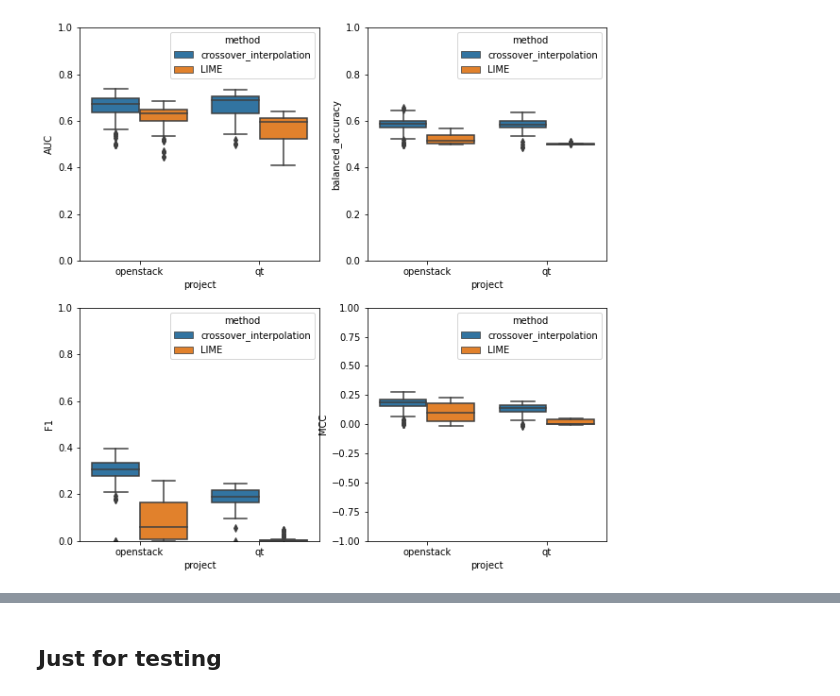
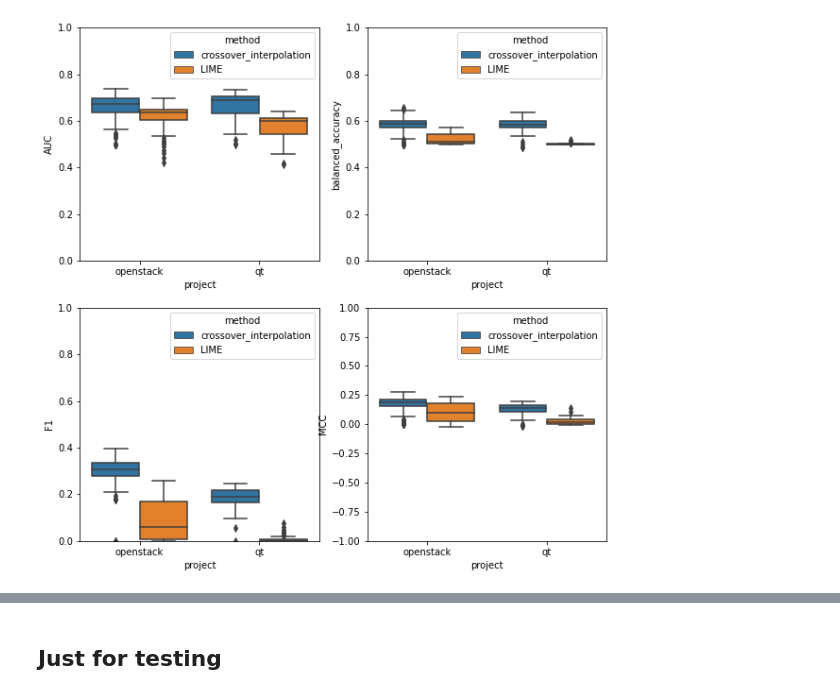
Before and after one commit to awsm-research/PyExplainer, a Jupyter notebook: experiment/evaluation_clean_code.ipynb, the cells around one changed output, grey strips where cells are left out. Saved outputs shown, nothing was run; the diff lists cells and outputs as text; code cells hidden in the pictures.

```diff
--- a/experiment/evaluation_clean_code.ipynb
+++ b/experiment/evaluation_clean_code.ipynb
@@ -864,11 +1122,11 @@ qt result
 # %%
-openstack_result_df = pd.read_csv('./eval_result/RQ555_openstack_test_commit_prediction_by_local_model_lime_decile.csv')
-qt_result_df = pd.read_csv('./eval_result/RQ555_qt_test_commit_prediction_by_local_model_lime_decile.csv')
+openstack_result_df = pd.read_csv('./eval_result/RQ555_openstack_test_commit_prediction_by_local_model_lime_decile_2000_instances.csv')
+qt_result_df = pd.read_csv('./eval_result/RQ555_qt_test_commit_prediction_by_local_model_lime_decile_2000_instances.csv')
 
 result_df = pd.concat([openstack_result_df, qt_result_df])
 display(result_df.head())
 
-# fig, axs = plt.subplots(2,2, figsize=(10,10))
+fig, axs = plt.subplots(2,2, figsize=(10,10))
 
 axs[0,0].set(ylim=(0, 1))
 axs[0,1].set(ylim=(0, 1))
@@ -891,5 +1149,5 @@ plt.show()
 | 4 | openstack | de31210c05f464c4a79255de68b1a515d... | crossover_interpolation | 0.585102 | 0.684828 | 0.303030 | 0.187906 |
-[figure, old version]
+[figure, new version]
 # %%
 openstack_result_df = pd.read_csv('./eval_result/RQ3_555_openstack_lime_decile.csv')
 qt_result_df = pd.read_csv('./eval_result/RQ4_555_qt_lime_decile.csv')
```
Also changed, not shown: parts of 20 cells of this notebook, 30 other files.
